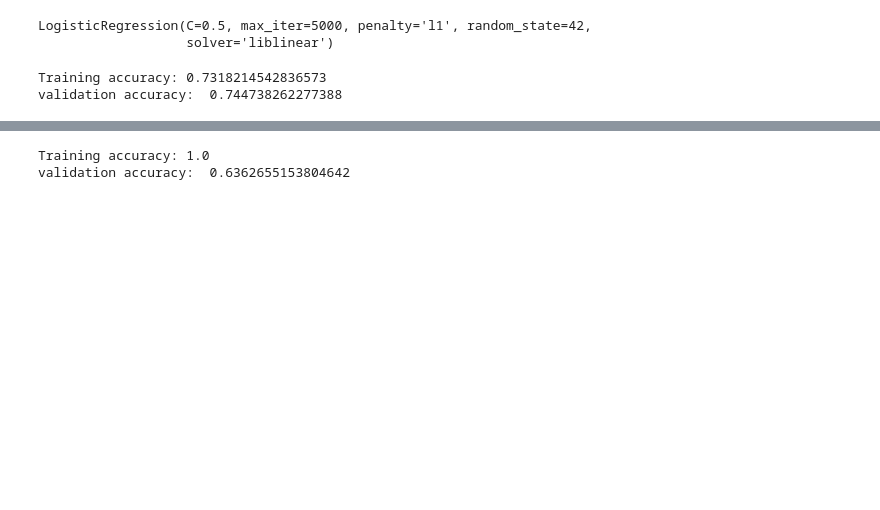
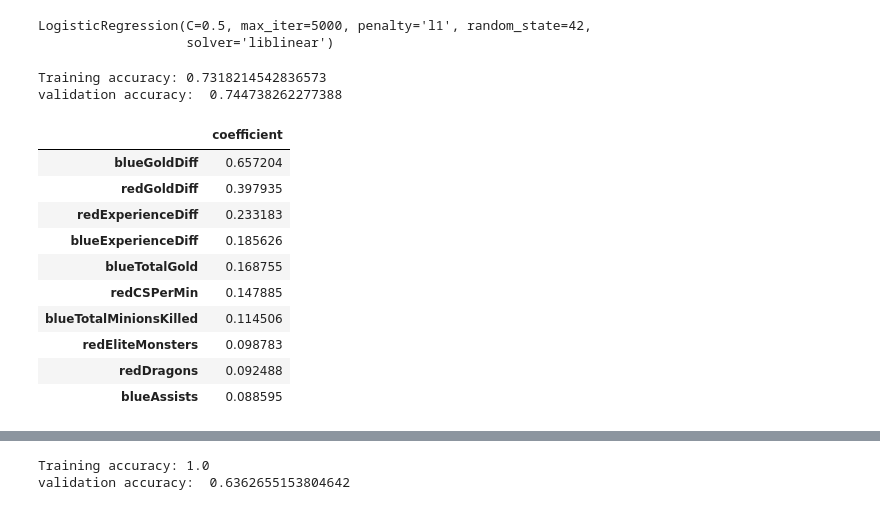
Before and after one commit to krvosen/bsc-phase-three-project, a Jupyter notebook: notebooks/exploratory/Kyle/DataCleaning.ipynb, the cells around one changed output, grey strips where cells are left out. Cells and saved outputs as stored; diff of their text form; code cells hidden in the pictures; blank space fills up the shorter version.

```diff
--- a/notebooks/exploratory/Kyle/DataCleaning.ipynb
+++ b/notebooks/exploratory/Kyle/DataCleaning.ipynb
@@ -134,3 +142,21 @@ logreg2 = modeling_function(logreg2, X_train_scaled, y_train, X_val_scaled, y_va
 # %% [output]
 Training accuracy: 0.7318214542836573
 validation accuracy:  0.744738262277388
+# %%
+logreg2_coefs = pd.DataFrame(np.abs(logreg2.coef_.T), columns=['coefficient'], index=X_train_scaled.columns)
+# %%
+sorted_coefs = logreg2_coefs.sort_values(by='coefficient', ascending=False)
+# %%
+sorted_coefs.head(10)
+# %% [output]
+|  | coefficient |
+| blueGoldDiff | 0.657204 |
+| redGoldDiff | 0.397935 |
+| redExperienceDiff | 0.233183 |
+| blueExperienceDiff | 0.185626 |
+| blueTotalGold | 0.168755 |
+| redCSPerMin | 0.147885 |
+| blueTotalMinionsKilled | 0.114506 |
+| redEliteMonsters | 0.098783 |
+| redDragons | 0.092488 |
+| blueAssists | 0.088595 |
```
Also changed, not shown: parts of 18 cells of this notebook, 3 other files.
